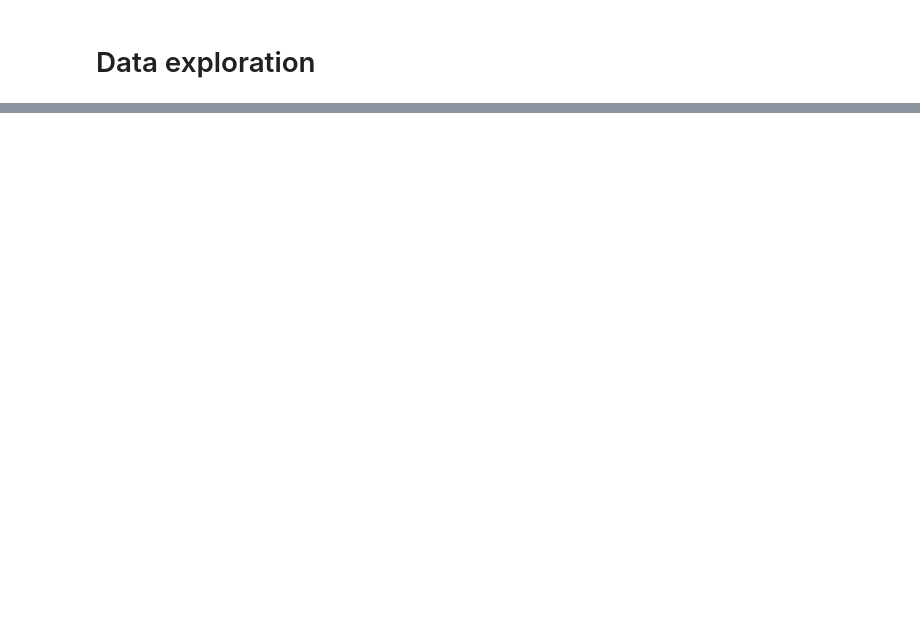
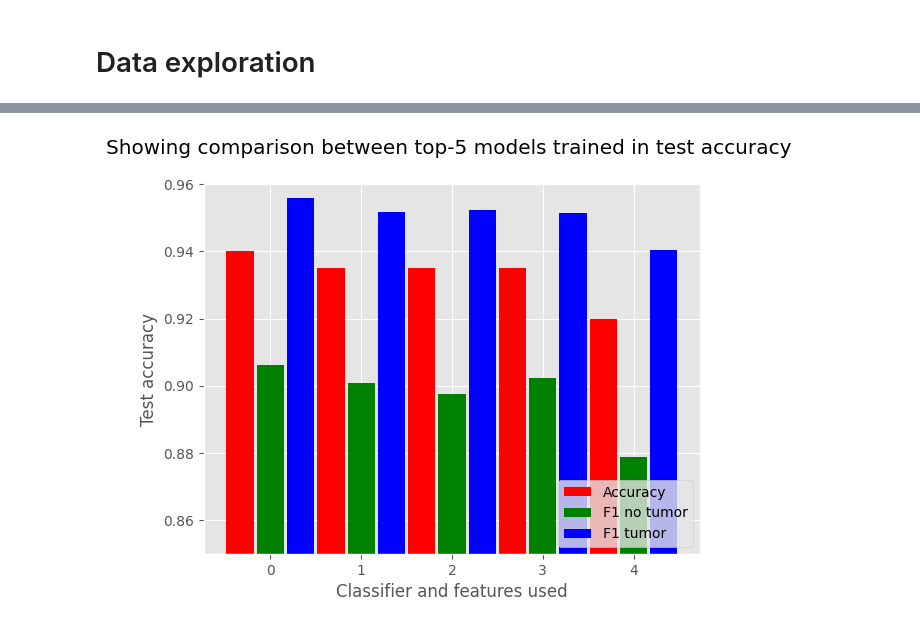
Before and after one commit to tobyloby12/AMLS-assignment, a Jupyter notebook: Task A/main.ipynb, the cells around one changed output, grey strips where cells are left out. Saved outputs shown, nothing was run; the diff lists cells and outputs as text; code cells hidden in the pictures; blank space fills up the shorter version.

```diff
--- a/Task A/main.ipynb
+++ b/Task A/main.ipynb
@@ -536 +540,3 @@ df_results_new.to_csv(path + '/Task A/results_binary.csv', index=False)
+# %%
+df_results = pd.read_csv(path + '/Task A/results_binary.csv')
 # %%
@@ -545,0 +552,23 @@ df_results_top_5
+# %%
+plt.style.use('ggplot')
+
+# plt.figure(figsize=(16, 8))
+labels = df_results_top_5['Classifier'] + df_results_top_5['Features']
+
+x = np.array([0, 1, 2, 3, 4])
+
+width = 0.3
+
+plt.bar(x - 1/3, df_results_top_5['Test accuracy'],  color='red', width = width)
+plt.bar(x, df_results_top_5['f1 no_tumor'],  color='green', width = width)
+plt.bar(x + 1/3, df_results_top_5['f1 tumor'],  color='blue', width = width)
+
+plt.ylim(.85, .96)
+plt.ylabel('Test accuracy')
+plt.xlabel('Classifier and features used')
+plt.title('Showing comparison between top-5 models trained in test accuracy \n')
+plt.legend(['Accuracy', 'F1 no tumor', 'F1 tumor'], loc=4)
+
+plt.show()
+# %% [output]
+[figure, added]
```
Also changed, not shown: parts of 9 cells of this notebook, 3 other files.
